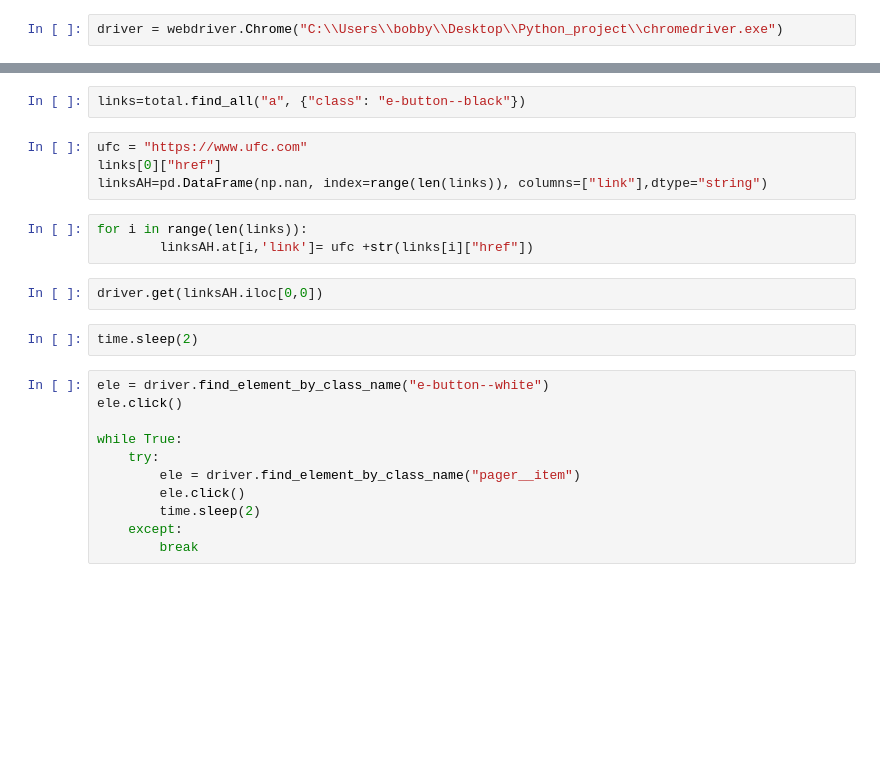
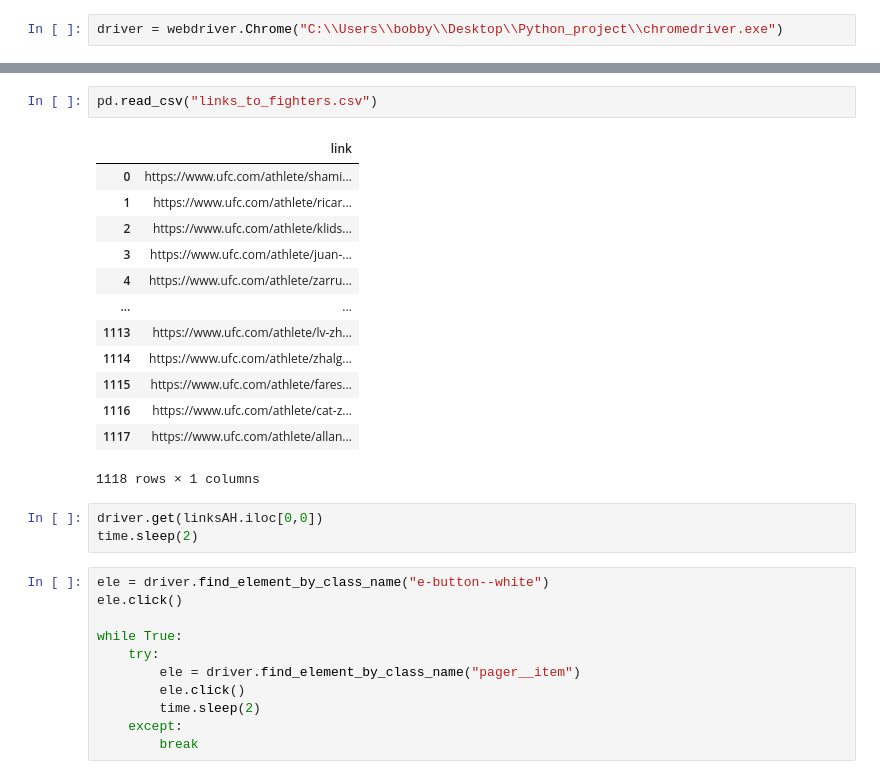
Before and after one commit to baljor3/UFC-Prediction-Model, a Jupyter notebook: UFC.ipynb, the cells around one changed output, grey strips where cells are left out. Saved outputs shown, nothing was run; the diff lists cells and outputs as text; blank space fills up the shorter version.

```diff
--- a/UFC.ipynb
+++ b/UFC.ipynb
@@ -38,15 +44,21 @@ total=BeautifulSoup(driver.page_source,"lxml")
-# %%
-links=total.find_all("a", {"class": "e-button--black"})
-# %%
-ufc = "https://www.ufc.com"
-links[0]["href"]
-linksAH=pd.DataFrame(np.nan, index=range(len(links)), columns=["link"],dtype="string")
-# %%
-for i in range(len(links)):
-        linksAH.at[i,'link']= ufc +str(links[i]["href"])
 # %%
-driver.get(linksAH.iloc[0,0])
+pd.read_csv("links_to_fighters.csv")
+# %% [output]
+|  | link |
+| 0 | https://www.ufc.com/athlete/shami... |
+| 1 | https://www.ufc.com/athlete/ricar... |
+| 2 | https://www.ufc.com/athlete/klids... |
+| 3 | https://www.ufc.com/athlete/juan-... |
+| 4 | https://www.ufc.com/athlete/zarru... |
+| ... | ... |
+| 1113 | https://www.ufc.com/athlete/lv-zh... |
+| 1114 | https://www.ufc.com/athlete/zhalg... |
+| 1115 | https://www.ufc.com/athlete/fares... |
+| 1116 | https://www.ufc.com/athlete/cat-z... |
+| 1117 | https://www.ufc.com/athlete/allan... |
+1118 rows × 1 columns
 # %%
+driver.get(linksAH.iloc[0,0])
 time.sleep(2)
 # %%
 ele = driver.find_element_by_class_name("e-button--white")
```
Also changed, not shown: parts of 17 cells of this notebook, 1 other file.
